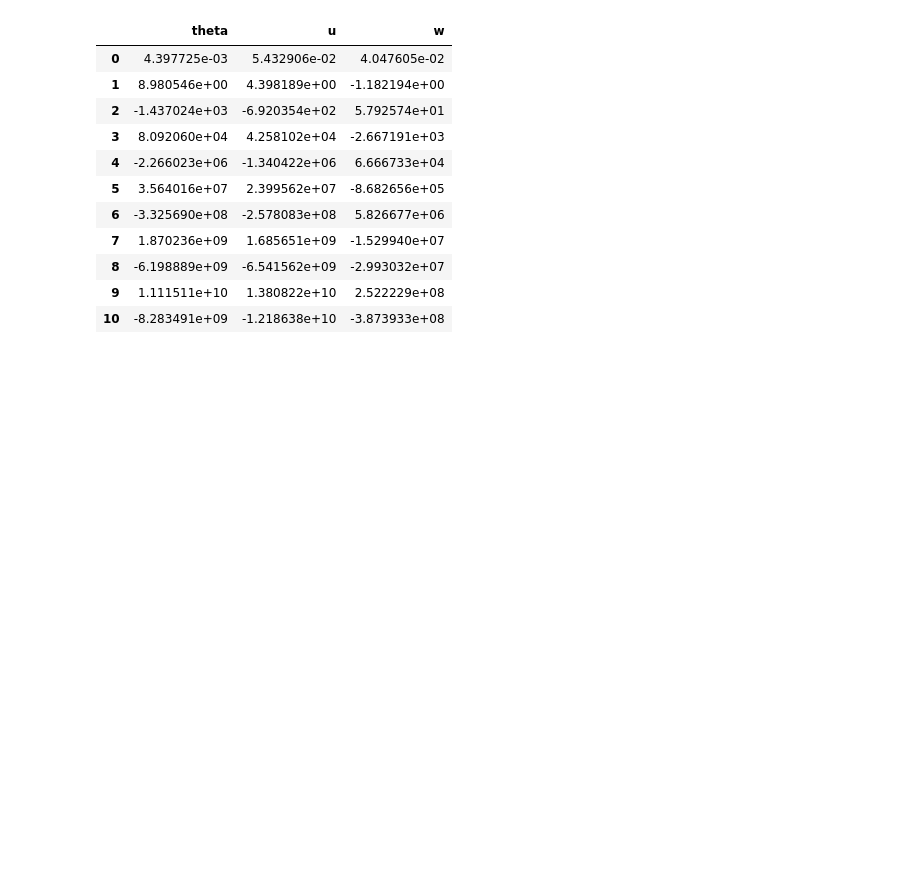
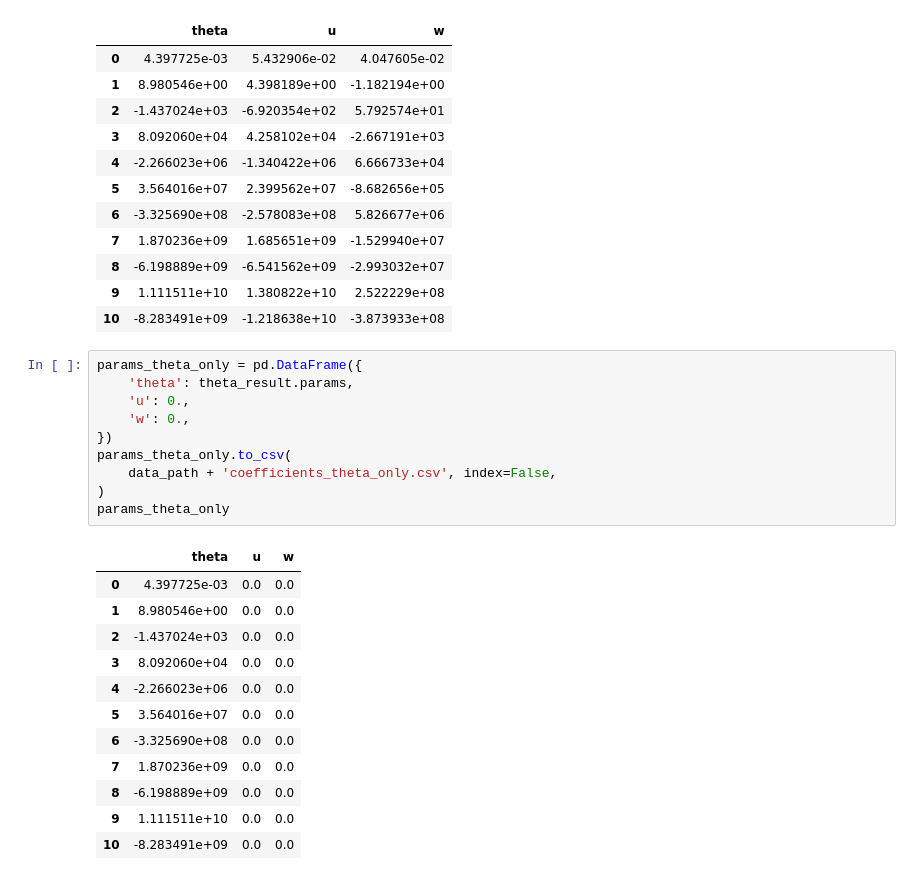
Before and after one commit to tschanzer/honours-project, a Jupyter notebook: final_notebooks/tendencies.ipynb, the cells around one changed output. Cells and saved outputs as stored; diff of their text form; blank space fills up the shorter version.

```diff
--- a/final_notebooks/tendencies.ipynb
+++ b/final_notebooks/tendencies.ipynb
@@ -444,3 +444,26 @@ params
 | 8 | -6.198889e+09 | -6.541562e+09 | -2.993032e+07 |
 | 9 | 1.111511e+10 | 1.380822e+10 | 2.522229e+08 |
 | 10 | -8.283491e+09 | -1.218638e+10 | -3.873933e+08 |
+# %%
+params_theta_only = pd.DataFrame({
+    'theta': theta_result.params,
+    'u': 0.,
+    'w': 0.,
+})
+params_theta_only.to_csv(
+    data_path + 'coefficients_theta_only.csv', index=False,
+)
+params_theta_only
+# %% [output]
+|  | theta | u | w |
+| 0 | 4.397725e-03 | 0.0 | 0.0 |
+| 1 | 8.980546e+00 | 0.0 | 0.0 |
+| 2 | -1.437024e+03 | 0.0 | 0.0 |
+| 3 | 8.092060e+04 | 0.0 | 0.0 |
+| 4 | -2.266023e+06 | 0.0 | 0.0 |
+| 5 | 3.564016e+07 | 0.0 | 0.0 |
+| 6 | -3.325690e+08 | 0.0 | 0.0 |
+| 7 | 1.870236e+09 | 0.0 | 0.0 |
+| 8 | -6.198889e+09 | 0.0 | 0.0 |
+| 9 | 1.111511e+10 | 0.0 | 0.0 |
+| 10 | -8.283491e+09 | 0.0 | 0.0 |
```
Also changed, not shown: parts of 3 cells of this notebook, 6 other files.
